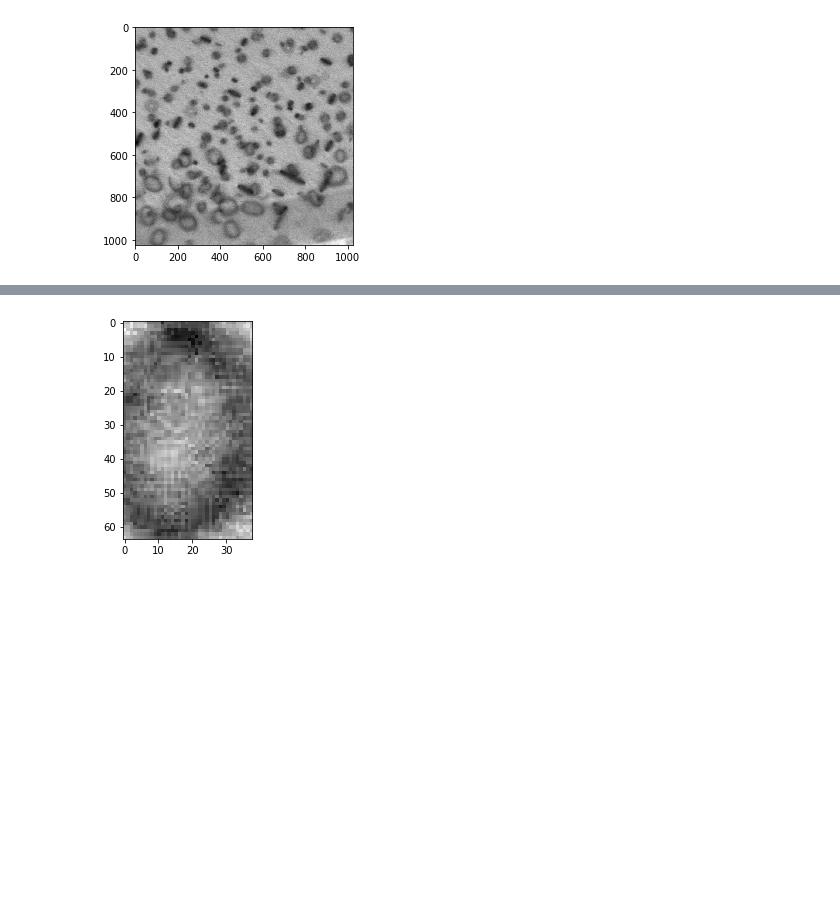
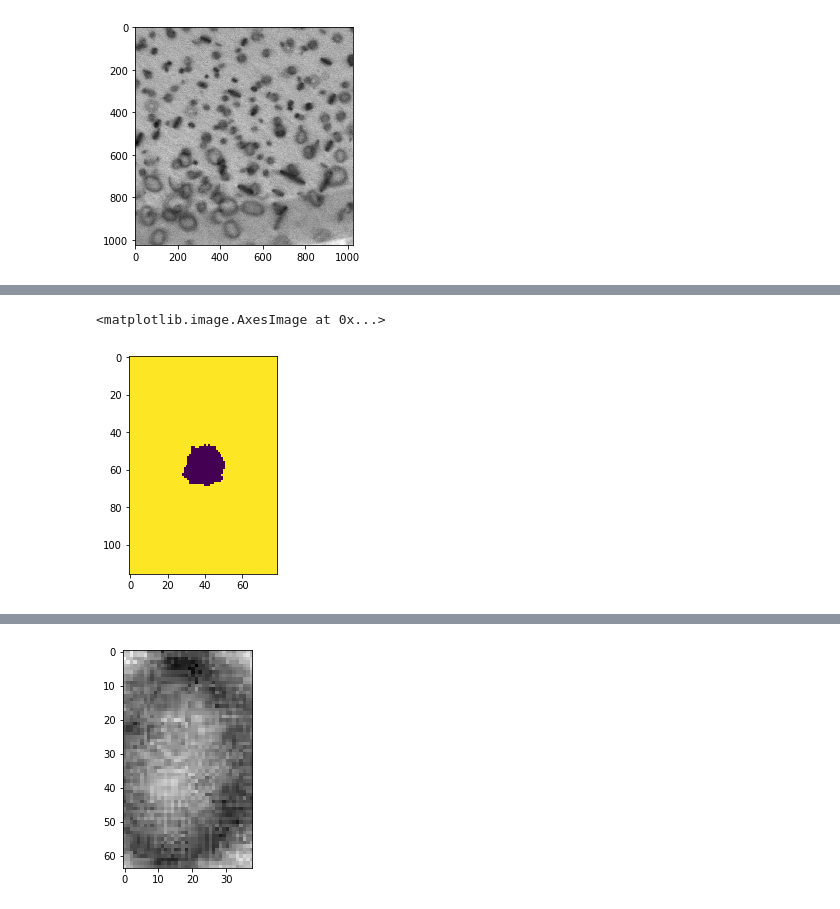
Before and after one commit to uw-cmg/Defect-Detection, a Jupyter notebook: Defect detection debug.ipynb, the cells around one changed output, grey strips where cells are left out. Saved outputs shown, nothing was run; the diff lists cells and outputs as text; code cells hidden in the pictures; blank space fills up the shorter version.

```diff
--- a/Defect detection debug.ipynb
+++ b/Defect detection debug.ipynb
@@ -179,0 +204,7 @@ plt.imshow(img_0.transpose((1,2,0))[:,:,2], cmap='gray')
+# %%
+labels = morphology.watershed(img1, markers)
+# %%
+plt.imshow(labels)
+# %% [output]
+<matplotlib.image.AxesImage at 0x...>
+[figure, added]
```
Also changed, not shown: parts of 23 cells of this notebook.
